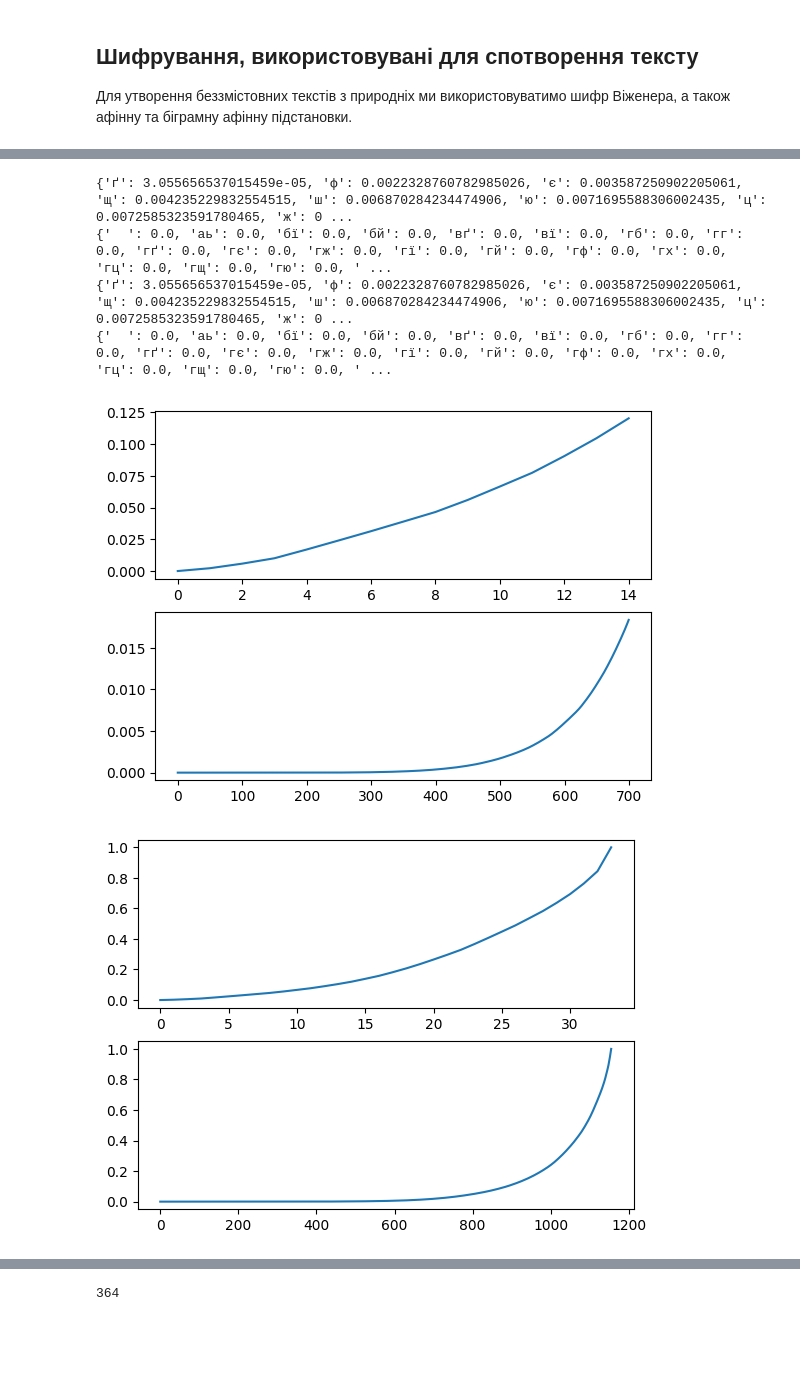
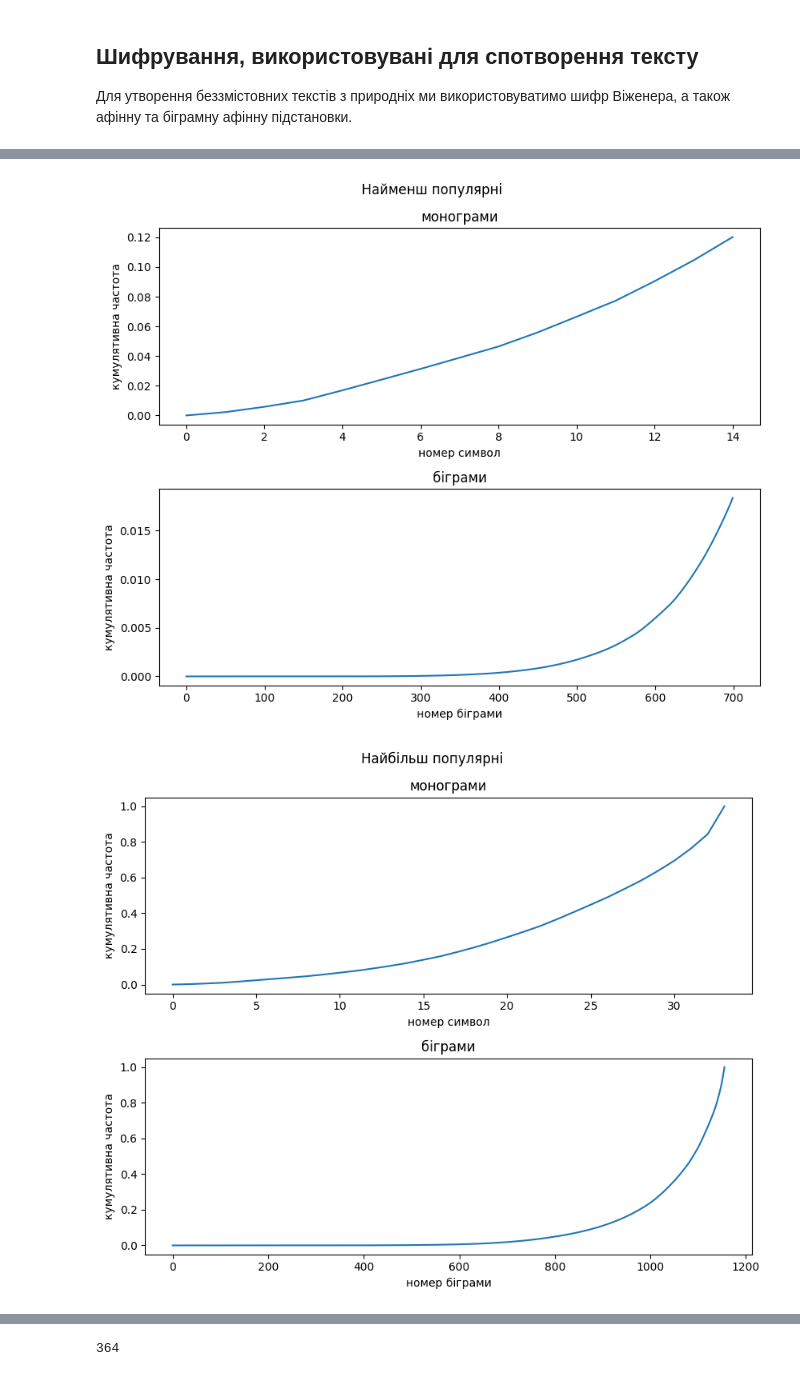
Before and after one commit to Pechenkya/Cryptoanalysis-Lab2-Bondar_Kistaiev, a Jupyter notebook: temp (shvidkiy).ipynb, the cells around one changed output, grey strips where cells are left out. Saved outputs shown, nothing was run; the diff lists cells and outputs as text; code cells hidden in the pictures; blank space fills up the shorter version.

```diff
--- a/temp (shvidkiy).ipynb
+++ b/temp (shvidkiy).ipynb
@@ -256,39 +273,51 @@ def deflate_compression_ratio(text):
 # %%
 A1_prh = {k: v for k, v in sorted(lang_1_shreq.items(), key=lambda item: item[1])[0:15]}
-print(A1_prh)
-
+# print(A1_prh)
 A2_prh = {k: v for k, v in sorted(lang_2_shreq.items(), key=lambda item: item[1])[0:700]}
-print(A2_prh)
+# print(A2_prh)
 
 fig, axs1 = plt.subplots(2, 1)
+fig.set_size_inches(8.5, 7)
 axs1[0].plot(range(len(A1_prh.keys())), np.cumsum(list(A1_prh.values())))
+axs1[0].set_title("монограми")
+axs1[0].set_xlabel("номер символ")
+axs1[0].set_ylabel("кумулятивна частота")
 axs1[1].plot(range(len(A2_prh.keys())), np.cumsum(list(A2_prh.values())))
-
+axs1[1].set_title("біграми")
+axs1[1].set_xlabel("номер біграми")
+axs1[1].set_ylabel("кумулятивна частота")
+fig.suptitle("Найменш популярні")
+plt.tight_layout()
 A1_prh = list(A1_prh.keys())[0:9]
 A2_prh = list(A2_prh.keys())[0:450]
 
 
 B1_freq = {k: v for k, v in sorted(lang_1_shreq.items(), key=lambda item: item[1])[:]}
-print(B1_freq)
-
+# print(B1_freq)
 B2_freq = {k: v for k, v in sorted(lang_2_shreq.items(), key=lambda item: item[1])[:]}
-print(B2_freq)
+# print(B2_freq)
 
 fig, axs2 = plt.subplots(2, 1)
+fig.set_size_inches(8.5, 7)
 axs2[0].plot(range(len(B1_freq.keys())), np.cumsum(list(B1_freq.values())))
+axs2[0].set_title("монограми")
+axs2[0].set_xlabel("номер символ")
+axs2[0].set_ylabel("кумулятивна частота")
 axs2[1].plot(range(len(B2_freq.keys())), np.cumsum(list(B2_freq.values())))
+axs2[1].set_title("біграми")
+axs2[1].set_xlabel("номер біграми")
+axs2[1].set_ylabel("кумулятивна частота")
+fig.suptitle("Найбільш популярні")
+plt.tight_layout()
+
 
 B1_freq = list(B1_freq.keys())[14:]
 B2_freq = list(B2_freq.keys())[850:]
 
 
 lang_1_entropy = avg_entropy("".join(lang), 1)
 lang_2_entropy = avg_entropy("".join(lang), 2)
 # %% [output]
-{'ґ': 3.055656537015459e-05, 'ф': 0.0022328760782985026, 'є': 0.003587250902205061, 'щ': 0.004235229832554515, 'ш': 0.006870284234474906, 'ю': 0.0071695588306002435, 'ц': 0.0072585323591780465, 'ж': 0 ...
-{'  ': 0.0, 'аь': 0.0, 'бї': 0.0, 'бй': 0.0, 'вґ': 0.0, 'вї': 0.0, 'гб': 0.0, 'гг': 0.0, 'гґ': 0.0, 'гє': 0.0, 'гж': 0.0, 'гї': 0.0, 'гй': 0.0, 'гф': 0.0, 'гх': 0.0, 'гц': 0.0, 'гщ': 0.0, 'гю': 0.0, ' ...
-{'ґ': 3.055656537015459e-05, 'ф': 0.0022328760782985026, 'є': 0.003587250902205061, 'щ': 0.004235229832554515, 'ш': 0.006870284234474906, 'ю': 0.0071695588306002435, 'ц': 0.0072585323591780465, 'ж': 0 ...
-{'  ': 0.0, 'аь': 0.0, 'бї': 0.0, 'бй': 0.0, 'вґ': 0.0, 'вї': 0.0, 'гб': 0.0, 'гг': 0.0, 'гґ': 0.0, 'гє': 0.0, 'гж': 0.0, 'гї': 0.0, 'гй': 0.0, 'гф': 0.0, 'гх': 0.0, 'гц': 0.0, 'гщ': 0.0, 'гю': 0.0, ' ...
-[figure, old version]
+[figure, new version]
-[figure, old version]
+[figure, new version]
 # %% [markdown]
```
Also changed, not shown: parts of 21 cells of this notebook, 8 other files.
